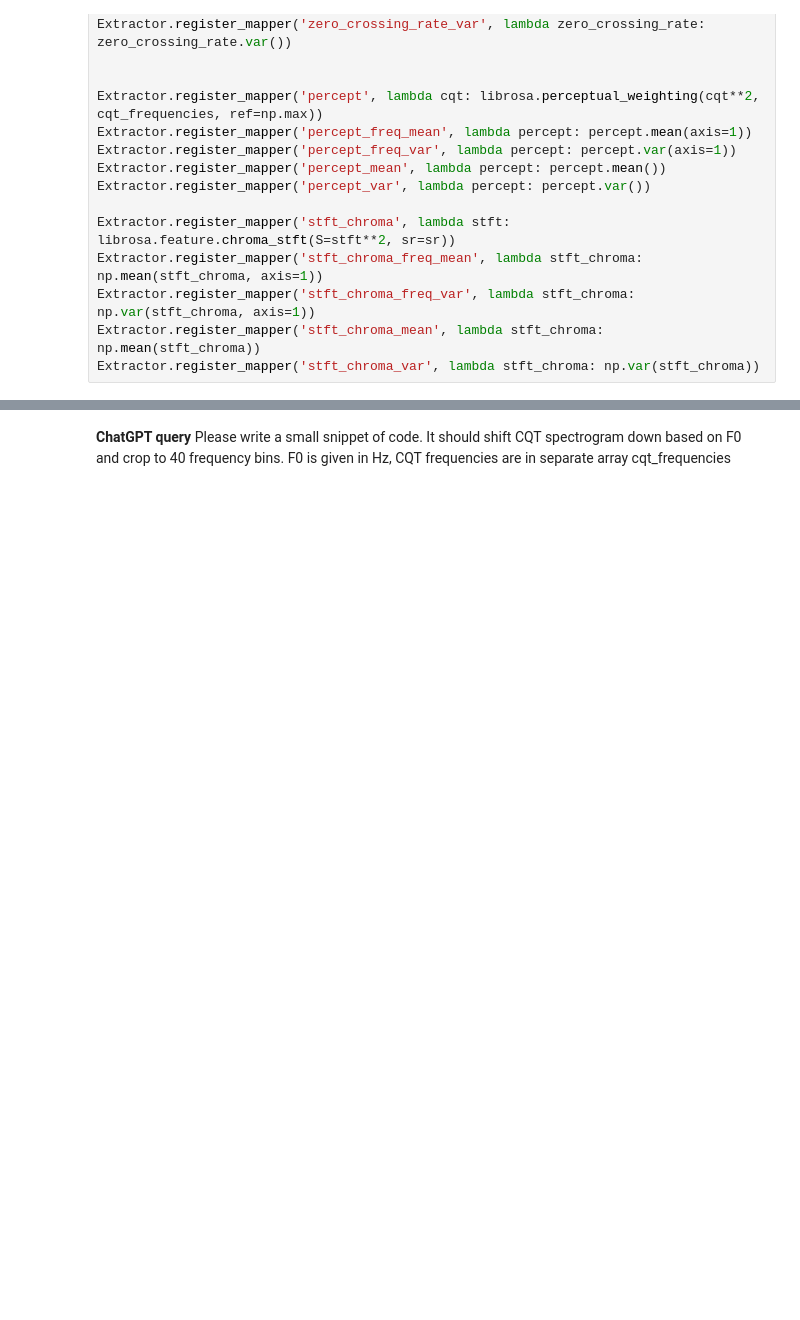
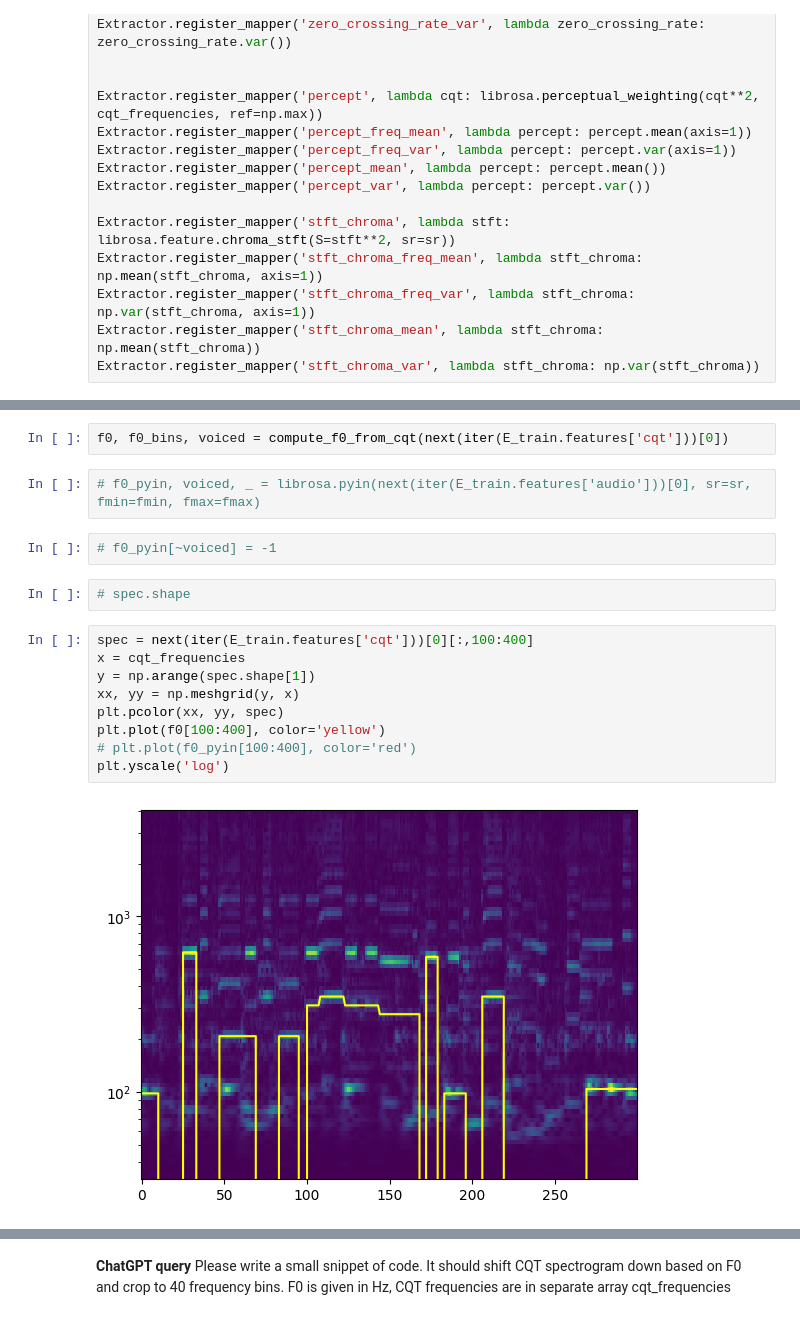
Before and after one commit to dmitrysluch/ariel-tds-music-genre, a Jupyter notebook: genre_detenction_ext.ipynb, the cells around one changed output, grey strips where cells are left out. Cells and saved outputs as stored; diff of their text form; blank space fills up the shorter version.

```diff
--- a/genre_detenction_ext.ipynb
+++ b/genre_detenction_ext.ipynb
@@ -674 +1004,20 @@ ValueError: Shape of passed values is (57, 1), indices imply (504, 1)
+# %%
+f0, f0_bins, voiced = compute_f0_from_cqt(next(iter(E_train.features['cqt']))[0])
+# %%
+# f0_pyin, voiced, _ = librosa.pyin(next(iter(E_train.features['audio']))[0], sr=sr, fmin=fmin, fmax=fmax)
+# %%
+# f0_pyin[~voiced] = -1
+# %%
+# spec.shape
+# %%
+spec = next(iter(E_train.features['cqt']))[0][:,100:400]
+x = cqt_frequencies
+y = np.arange(spec.shape[1])
+xx, yy = np.meshgrid(y, x)
+plt.pcolor(xx, yy, spec)
+plt.plot(f0[100:400], color='yellow')
+# plt.plot(f0_pyin[100:400], color='red')
+plt.yscale('log')
+# %% [output]
+[figure, added]
 # %%
```
Also changed, not shown: parts of 55 cells of this notebook, 3 other files.
